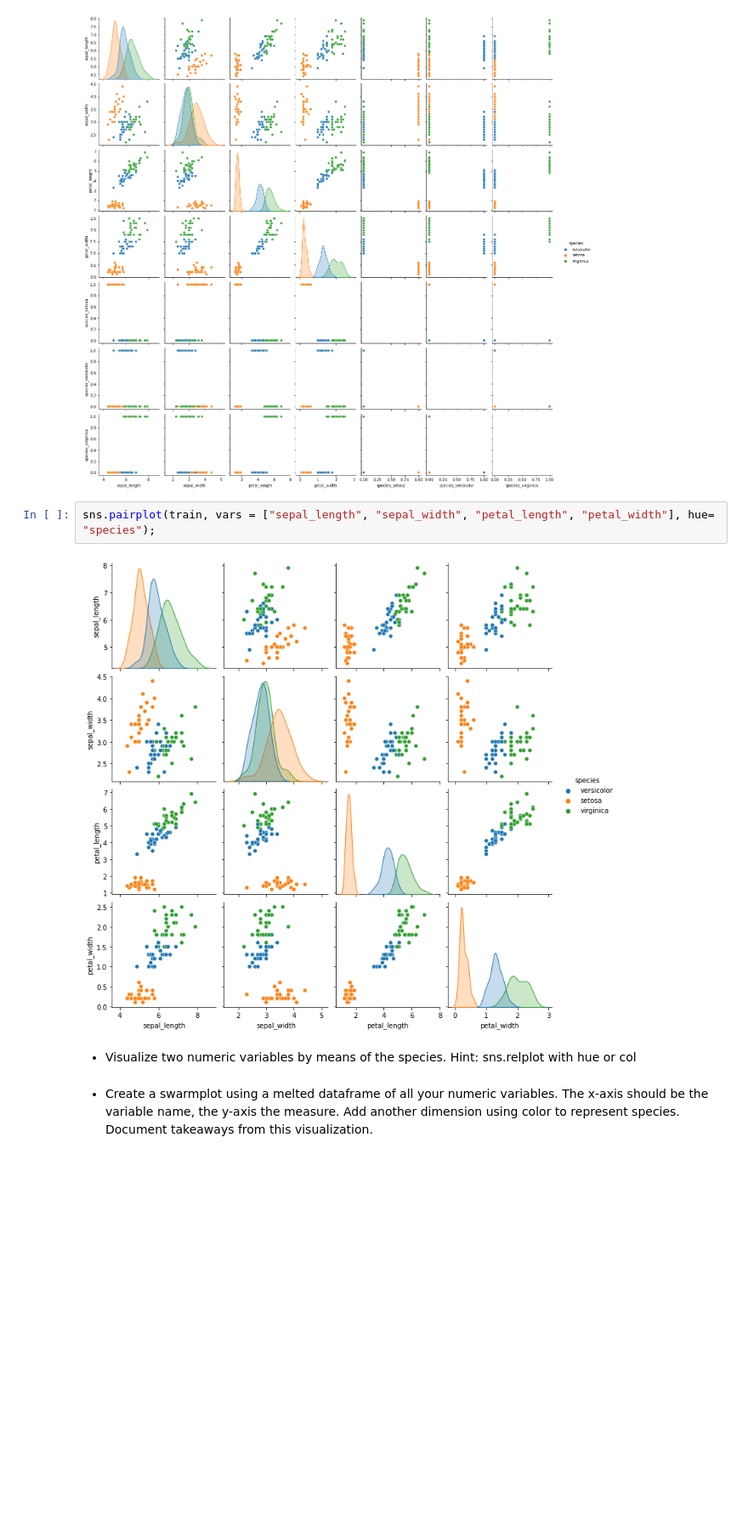
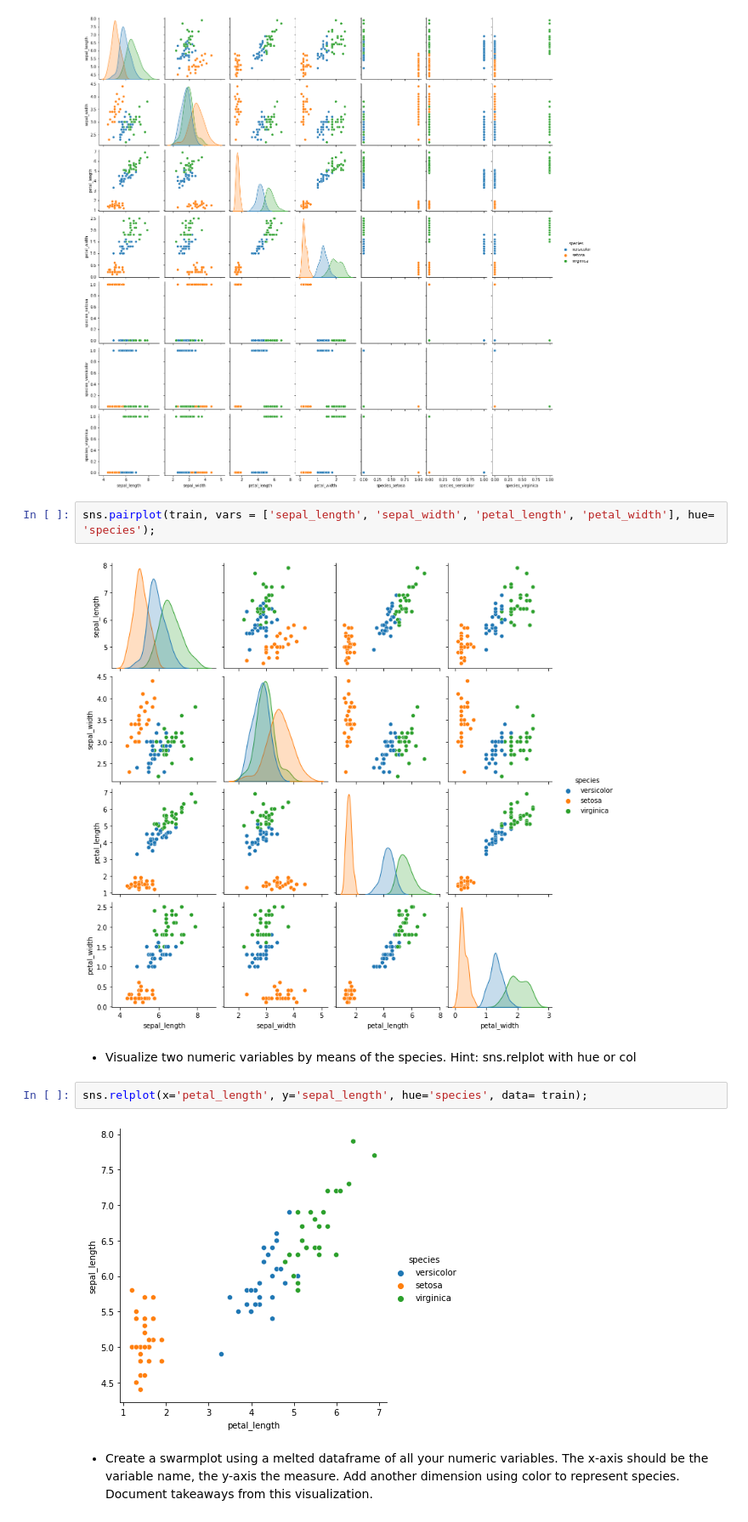
Before and after one commit to chloerwhitaker/classification-exercises, a Jupyter notebook: classification_exercises.ipynb, the cells around one changed output. Shown at 85% size. Saved outputs shown, nothing was run; the diff lists cells and outputs as text; blank space fills up the shorter version.

```diff
--- a/classification_exercises.ipynb
+++ b/classification_exercises.ipynb
@@ -1138,10 +1189,14 @@ plt.show()
 # %% [output]
 [figure]
 # %%
-sns.pairplot(train, vars = ["sepal_length", "sepal_width", "petal_length", "petal_width"], hue= "species");
+sns.pairplot(train, vars = ['sepal_length', 'sepal_width', 'petal_length', 'petal_width'], hue= 'species');
 # %% [output]
 [figure]
 # %% [markdown]
 - Visualize two numeric variables by means of the species. Hint: sns.relplot with hue or col
+# %%
+sns.relplot(x='petal_length', y='sepal_length', hue='species', data= train);
+# %% [output]
+[figure, added]
 # %% [markdown]
 - Create a swarmplot using a melted dataframe of all your numeric variables. The x-axis should be the variable name, the y-axis the measure. Add another dimension using color to represent species. Document takeaways from this visualization.
```
Also changed, not shown: parts of 68 cells of this notebook.
